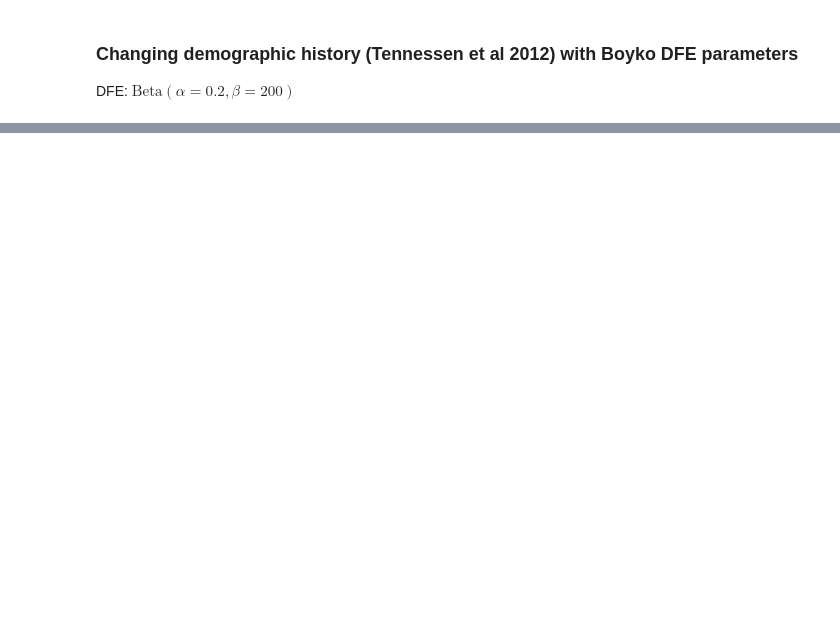
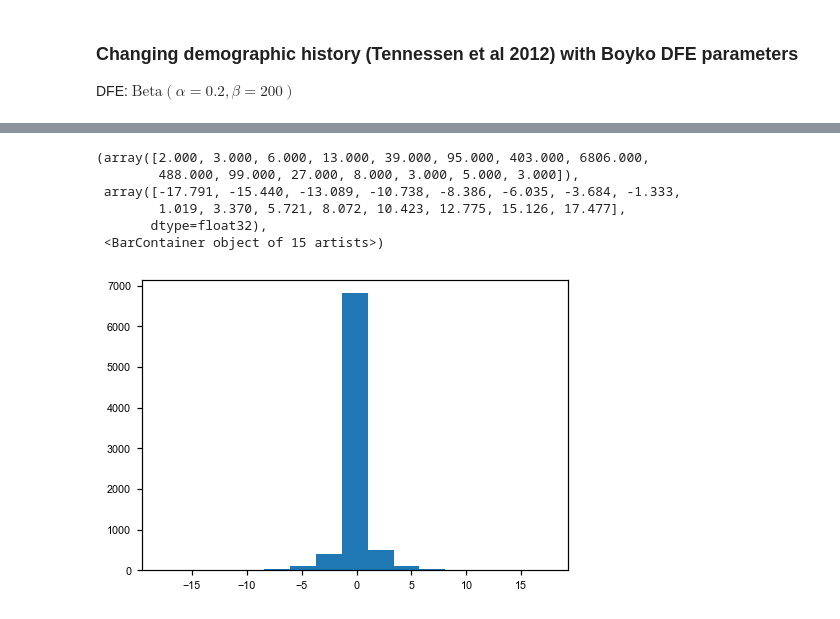
Before and after one commit to VivaswatS/selCoefEst, a Jupyter notebook: changingpopsizesims.ipynb, the cells around one changed output, grey strips where cells are left out. Cells and saved outputs as stored; diff of their text form; code cells hidden in the pictures; blank space fills up the shorter version.

```diff
--- a/changingpopsizesims.ipynb
+++ b/changingpopsizesims.ipynb
@@ -733,0 +765,24 @@ for n in range(nsims):
+# %%
+fs = moments.LinearSystem_1D.steady_state_1D(200, gamma=-5, theta=100)
+fs = moments.Spectrum(fs)
+fs.integrate([1], 3, gamma=-5, theta=100)
+fs = fs.project([200])
+fs[fs<0] = -fs[fs<0]
+
+fsa = run_mom_iterate_constant(10000, 200, -20/10000, 10000, 100, {})
+fsa[fsa<0] = -fsa[fsa<0]
+
+# for i in range(1,len(sfs)):
+#     fsa[:,i] *= fs[i]/fsa.sum(axis=0)[i]
+
+sfs = np.zeros(len(fs))
+for i in range(1,len(fs)-1):
+    sfs[i] = rng.poisson(fs[i],1)
+
+mask = np.zeros_like(fsa); mask[0,:] = 1; mask[:,0] = 1
+SMS = np.zeros_like(fsa)
+for i in range(1,SMS.shape[0]):
+    for j in range(1,SMS.shape[1]):
+        # if rng.binomial(1,0.25,1):
+        SMS[i,j] = rng.poisson(fsa[-i,j],1)
+SMSmask = np.ma.array(SMS,mask=mask)
@@ -733,0 +840,23 @@ for n in range(nsims):
+# %%
+## compute average standardized residuals
+# nsims = 5
+# res_SMS = np.zeros_like(fsa)
+# for i in range(1,SMS.shape[0]):
+#     for j in range(1,SMS.shape[1]):
+#         res_SMS[i,j] = ((np.repeat(fsa[-i,j],nsims) - rng.poisson(fsa[-i,j],nsims))/np.sqrt(np.repeat(fsa[-i,j],nsims))).mean()
+
+# plt.imshow(res_SMS[:500,:100],cmap='RdBu',aspect='auto',norm=colors.TwoSlopeNorm(vcenter=0,vmin=-10,vmax=10)); plt.colorbar(); plt.xlabel('Allele frequency'); plt.ylabel('gens')
+# plt.imshow(fsa[-400:,:20][::-1]-SMS[1:401,:20],cmap='RdBu',aspect='auto',norm=colors.TwoSlopeNorm(vcenter=0,vmax=10,vmin=-10)); plt.colorbar(); plt.xlabel('Allele frequency'); plt.ylabel('gens')
+plt.hist(np.ravel(fsa[-400:,:20][::-1]-SMS[1:401,:20]),15)
+# res_SMS.argmin()
+# np.argwhere(res_SMS == np.nanmin(res_SMS))
+# ((np.repeat(fsa[-8937,285],5) - rng.poisson(fsa[-8937,285],5))/np.sqrt(np.repeat(fsa[-8937,285],5)))
+# SMS[8937,285], (SMS[8937,285]-fsa[-8937,285])/np.sqrt(fsa[-8937,285])
+# %% [output]
+(array([2.000, 3.000, 6.000, 13.000, 39.000, 95.000, 403.000, 6806.000,
+        488.000, 99.000, 27.000, 8.000, 3.000, 5.000, 3.000]),
+ array([-17.791, -15.440, -13.089, -10.738, -8.386, -6.035, -3.684, -1.333,
+        1.019, 3.370, 5.721, 8.072, 10.423, 12.775, 15.126, 17.477],
+       dtype=float32),
+ <BarContainer object of 15 artists>)
+[figure, added]
```
Also changed, not shown: parts of 95 cells of this notebook, 2 other files.
